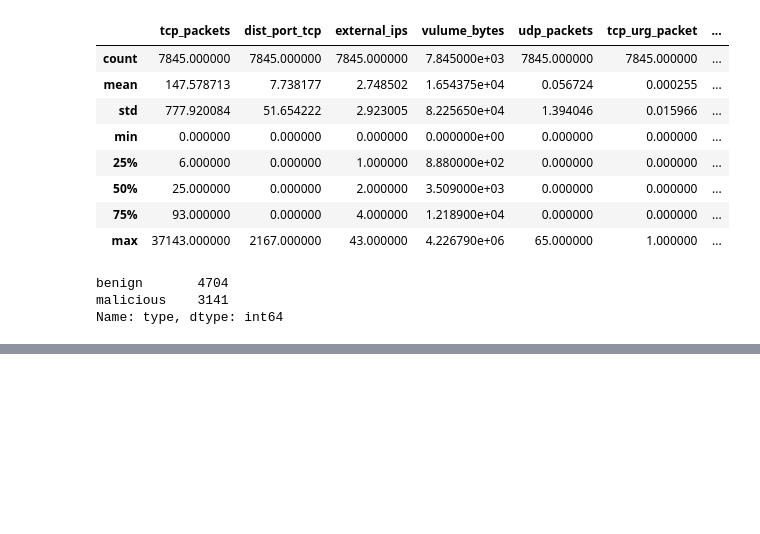
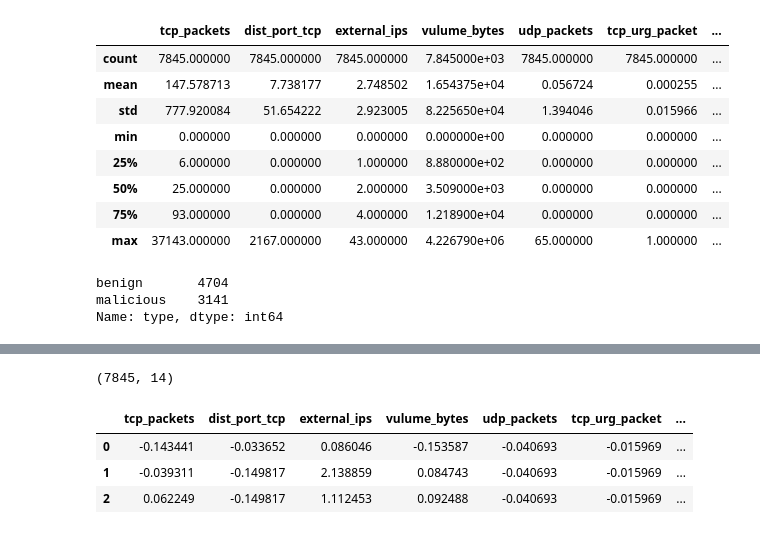
Before and after one commit to ClockWize171/network-traffic-analysis-tensorflow, a Jupyter notebook: android_malware_analysis.ipynb, the cells around one changed output, grey strips where cells are left out. Saved outputs shown, nothing was run; the diff lists cells and outputs as text; code cells hidden in the pictures; blank space fills up the shorter version.

```diff
--- a/android_malware_analysis.ipynb
+++ b/android_malware_analysis.ipynb
@@ -76,0 +178,9 @@ Name: type, dtype: int64
+# %%
+print(dataset.shape)
+dataset.head(3)
+# %% [output]
+(7845, 14)
+|  | tcp_packets | dist_port_tcp | external_ips | vulume_bytes | udp_packets | tcp_urg_packet | ... |
+| 0 | -0.143441 | -0.033652 | 0.086046 | -0.153587 | -0.040693 | -0.015969 | ... |
+| 1 | -0.039311 | -0.149817 | 2.138859 | 0.084743 | -0.040693 | -0.015969 | ... |
+| 2 | 0.062249 | -0.149817 | 1.112453 | 0.092488 | -0.040693 | -0.015969 | ... |
```
Also changed, not shown: parts of 39 cells of this notebook, 2 other files.
